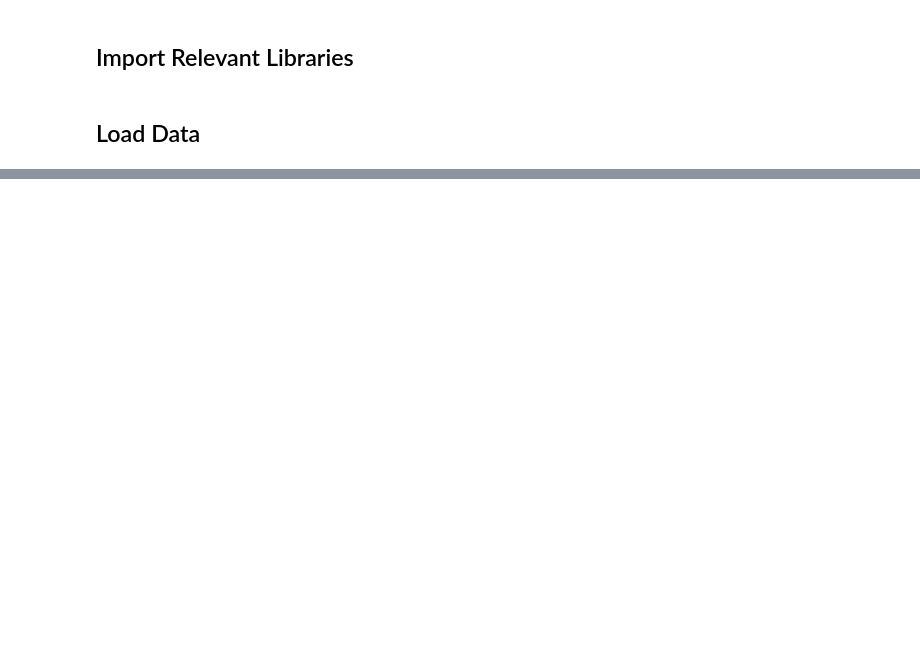
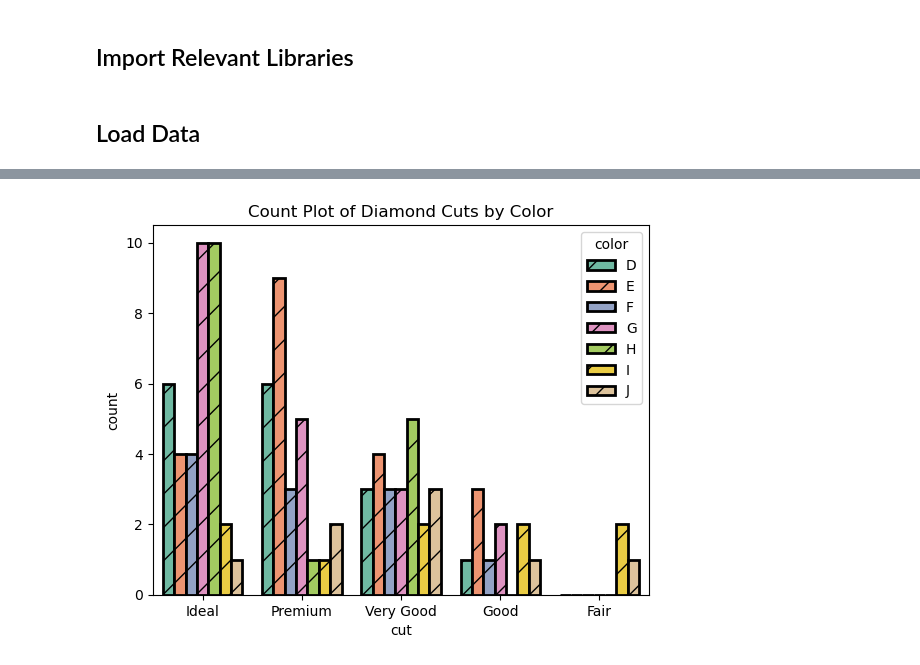
Before and after one commit to AmeUr56/Notes, a Jupyter notebook: Visualizations/Seaborn .ipynb, the cells around one changed output, grey strips where cells are left out. Saved outputs shown, nothing was run; the diff lists cells and outputs as text; code cells hidden in the pictures; blank space fills up the shorter version.

```diff
--- a/Visualizations/Seaborn .ipynb
+++ b/Visualizations/Seaborn .ipynb
@@ -125,0 +148,16 @@ sns.kdeplot(data=diamonds_df,x='price')
+# %%
+sns.countplot(
+    data=diamonds_df,
+    x="cut",
+    hue="color",
+    palette="Set2",
+    saturation=0.8,
+    lw=2,
+    ec="black",
+    hatch="/"
+)
+
+plt.title("Count Plot of Diamond Cuts by Color")
+plt.show()
+# %% [output]
+[figure, added]
```
Also changed, not shown: parts of 57 cells of this notebook.
